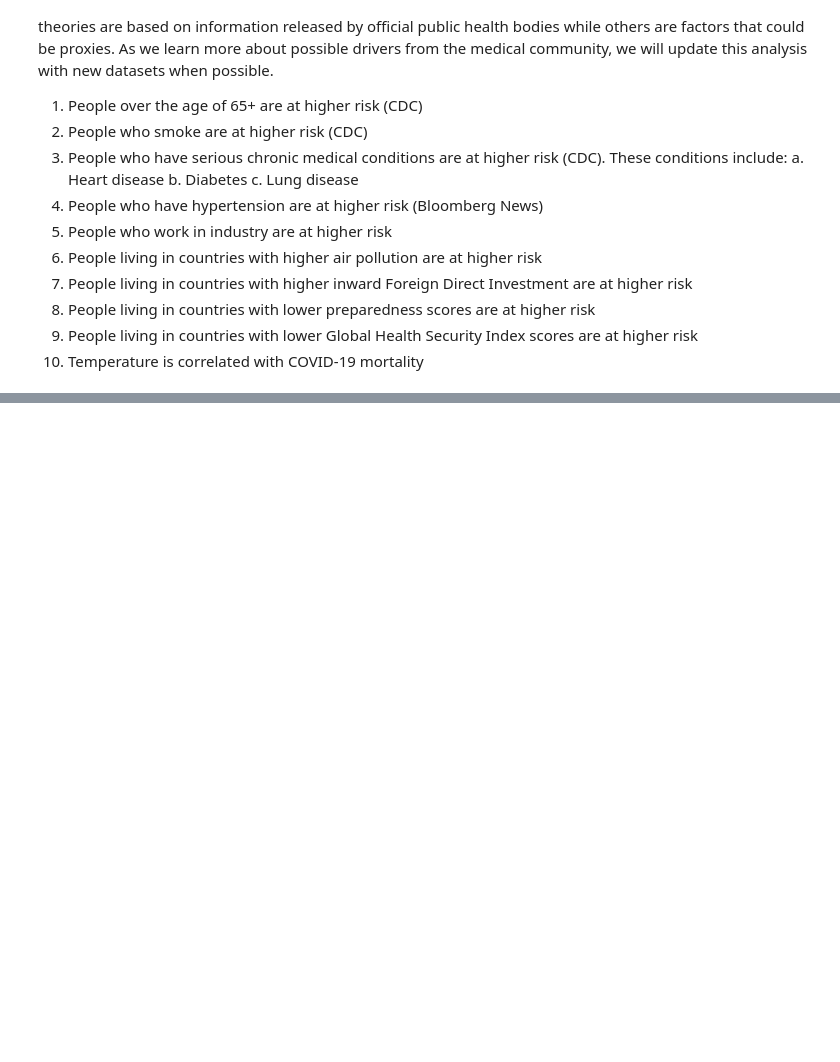
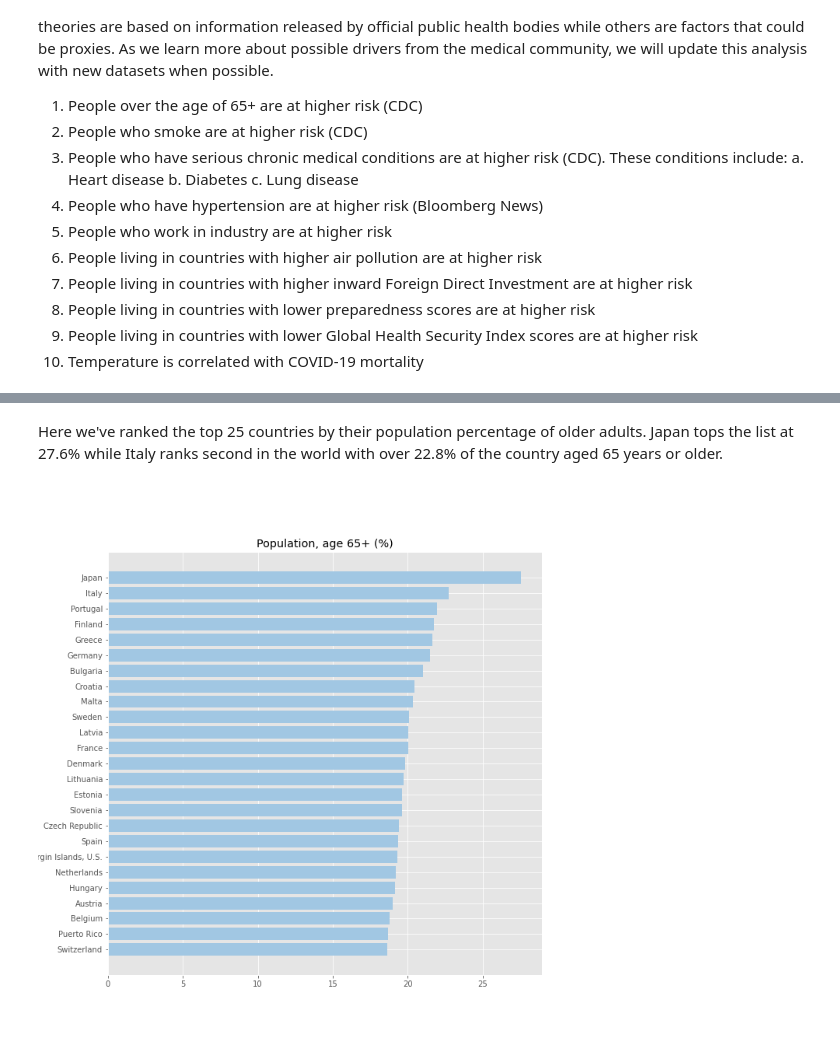
Before and after one commit to dai-ictgeo/covid_19_part_1, a Jupyter notebook: covid_19_p1.ipynb, the cells around one changed output, grey strips where cells are left out. Cells and saved outputs as stored; diff of their text form; code cells hidden in the pictures; blank space fills up the shorter version.

```diff
--- a/covid_19_p1.ipynb
+++ b/covid_19_p1.ipynb
@@ -96,0 +149,6 @@ Total Trade w USA(2017)
+# %% [markdown]
+Here we've ranked the top 25 countries by their population percentage of older adults. Japan tops the list at 27.6% while Italy ranks second in the world with over 22.8% of the country aged 65 years or older.
+# %%
+Image('pop_over_65_bar.png')
+# %% [output]
+[figure, added]
```
Also changed, not shown: parts of 15 cells of this notebook, 3 other files.
